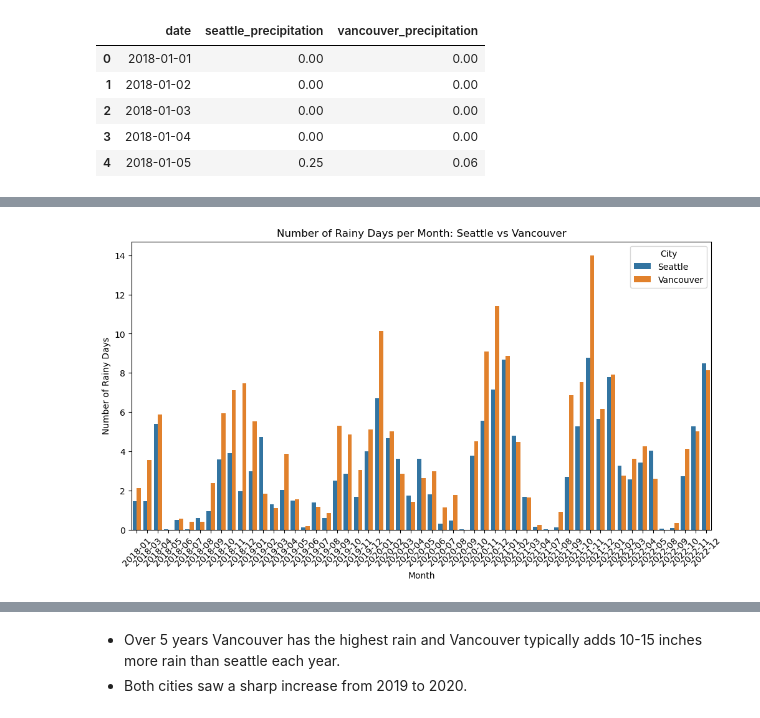
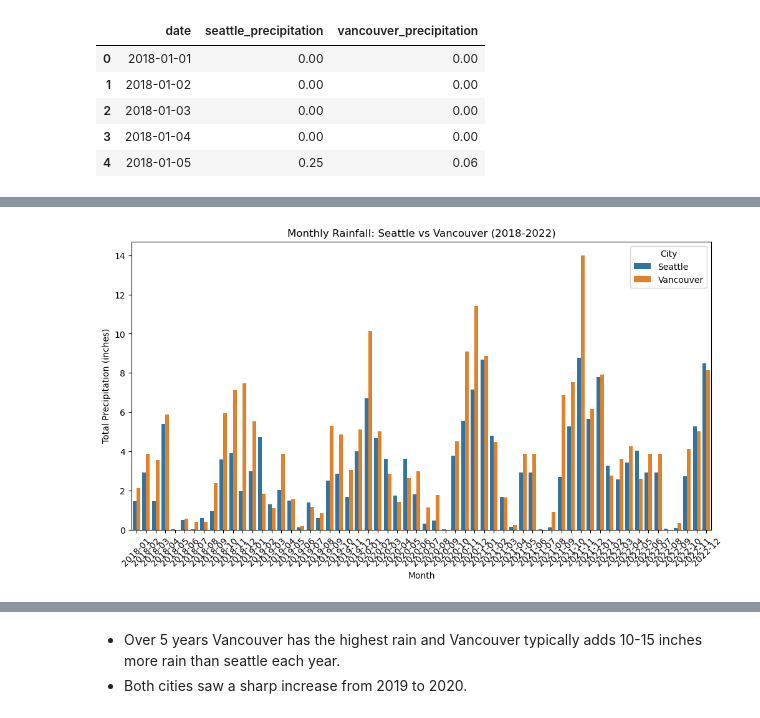
Before and after one commit to porhay007/weather, a Jupyter notebook: code/Seattle_weather_project.ipynb, the cells around one changed output, grey strips where cells are left out. Cells and saved outputs as stored; diff of their text form; code cells hidden in the pictures.

```diff
--- a/code/Seattle_weather_project.ipynb
+++ b/code/Seattle_weather_project.ipynb
@@ -139,7 +80,6 @@ combine_city.head(5)
 | 4 | 2018-01-05 | 0.25 | 0.06 |
 # %%
 # Ensure that the data frame is in a tidy, or long, format.
-
 tidy_df = combine_city.melt(id_vars='date',
                             value_vars=['seattle_precipitation', 'vancouver_precipitation'],
                             var_name='city',
@@ -150,3 +90,7 @@ tidy_df['city'] = tidy_df['city'].replace({
     'seattle_precipitation': 'Seattle',
     'vancouver_precipitation': 'Vancouver'
 })
+
+# Create a month column
+tidy_df['month'] = tidy_df['date'].dt.to_period('M')
+tidy_df['year'] = tidy_df['date'].dt.year
@@ -154,0 +97,22 @@ tidy_df['city'] = tidy_df['city'].replace({
+# %%
+#Handling missing months
+# Group by city and month to get total monthly rainfall
+monthly_rainfall = tidy_df.groupby(['city', 'month'])['precipitation'].sum().reset_index()
+
+# Create all combinations of city and month
+all_months = pd.period_range(start=monthly_rainfall['month'].min(), end=monthly_rainfall['month'].max(), freq='M')
+cities = monthly_rainfall['city'].unique()
+all_combinations = pd.MultiIndex.from_product([cities, all_months], names=['city', 'month'])
+
+# Reindex to include missing months
+monthly_rainfall = monthly_rainfall.set_index(['city','month']).reindex(all_combinations).reset_index()
+
+# Fill missing precipitation values with the mean of each city
+monthly_rainfall['precipitation'] = monthly_rainfall.groupby('city')['precipitation'].transform(
+    lambda x: x.fillna(x.mean())
+)
+
+# rename column for clarity
+monthly_rainfall.rename(columns={'precipitation': 'monthly_total'}, inplace=True)
+
+monthly_rainfall.head()
@@ -155,24 +126,15 @@ tidy_df['city'] = tidy_df['city'].replace({
 # %%
-tidy_df['is_rain'] = tidy_df['precipitation'].apply(lambda x: 1 if x > 0 else 0)
-
-tidy_df['month'] = tidy_df['date'].dt.to_period('M')  # create month column
-monthly_rain = tidy_df.groupby(['city', 'month'])['precipitation'].sum().reset_index()
-monthly_rain.rename(columns={'precipitation':'monthly_total'}, inplace=True)
-
-
-monthly_rain.head(12)
-
+#plot monthly rainfall
 plt.figure(figsize=(12,6))
-sns.barplot(data=monthly_rain, x='month', y='monthly_total', hue='city')
-
+sns.barplot(data=monthly_rainfall, x='month', y='monthly_total', hue='city')
 plt.xticks(rotation=45)
-plt.title('Number of Rainy Days per Month: Seattle vs Vancouver')
+plt.title('Monthly Rainfall: Seattle vs Vancouver (2018-2022)')
 plt.xlabel('Month')
-plt.ylabel('Number of Rainy Days')
+plt.ylabel('Total Precipitation (inches)')
 plt.legend(title='City')
 plt.show()
 # %% [output]
-[figure, old version]
+[figure, new version]
 # %% [markdown]
 * Vancouver generally has more rainy days than Seattle, especially in the late fall and winter (October–March).
 
```
Also changed, not shown: parts of 21 cells of this notebook, 1 other file.
